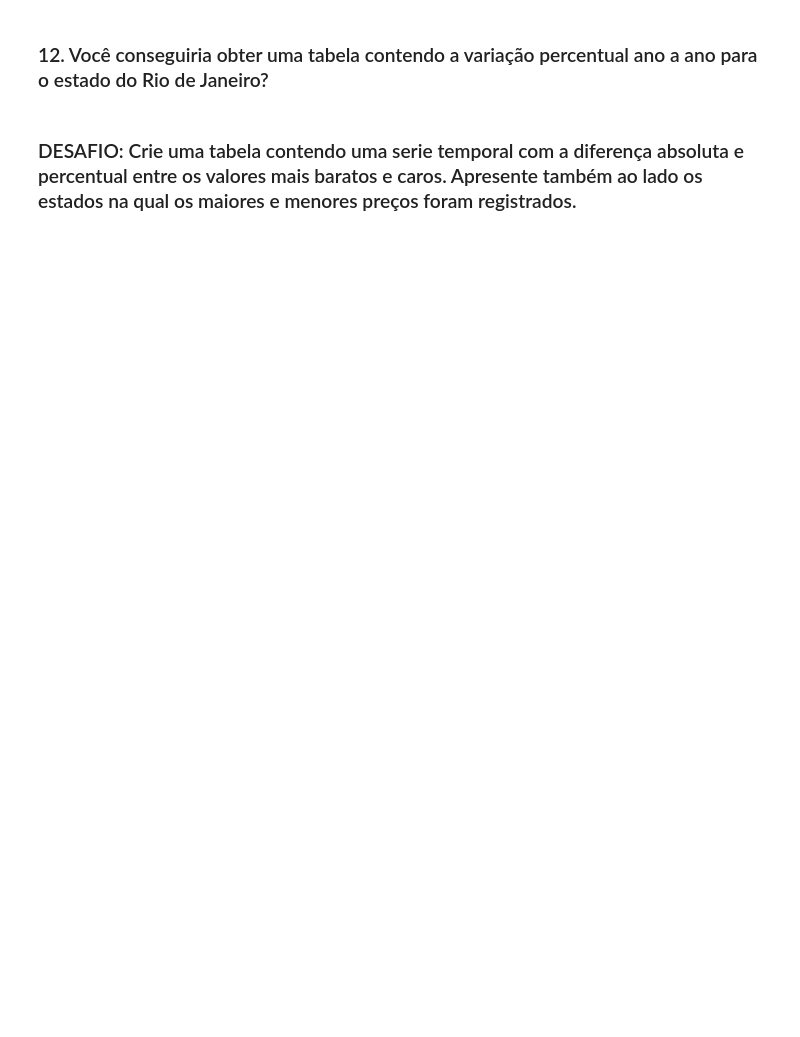
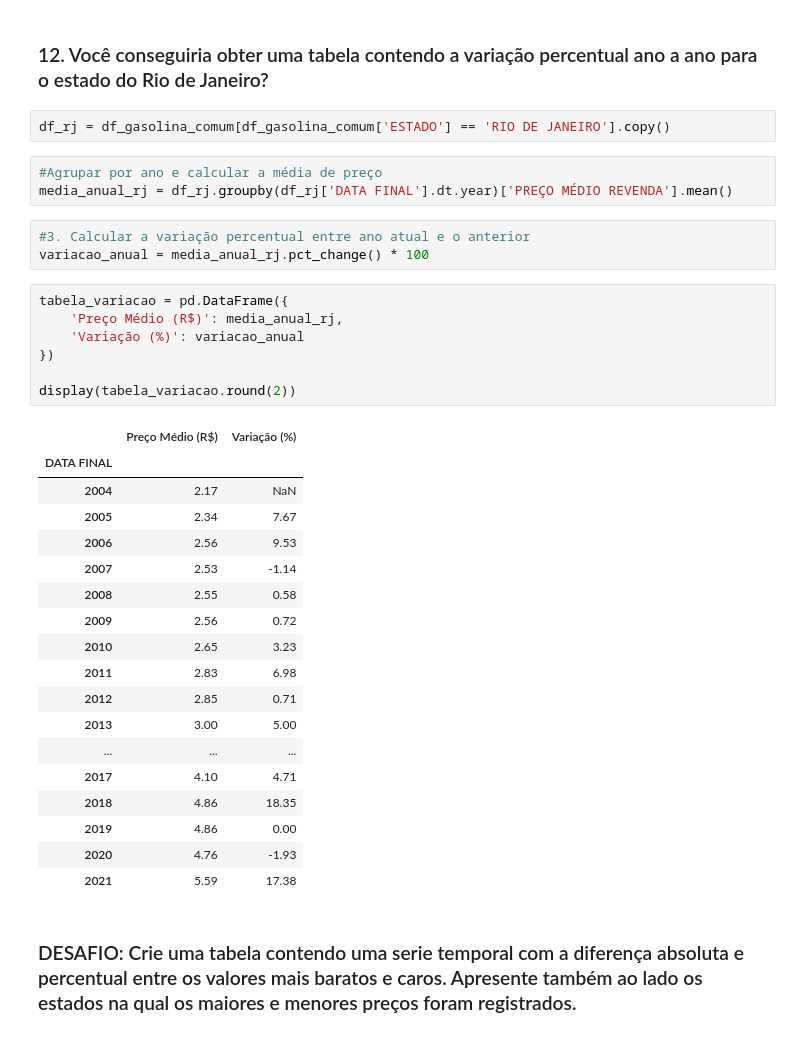
Before and after one commit to MathAbreu/asimovstudies, a Jupyter notebook: revisao_pandas_sql/Analisando Dados com Pandas & SQL/Conceitos básicos de Pandas/exercicios-pandas.ipynb, the cells around one changed output. Drawn from its saved outputs; the diff is of its cells as text; blank space fills up the shorter version.

```diff
--- a/revisao_pandas_sql/Analisando Dados com Pandas & SQL/Conceitos básicos de Pandas/exercicios-pandas.ipynb
+++ b/revisao_pandas_sql/Analisando Dados com Pandas & SQL/Conceitos básicos de Pandas/exercicios-pandas.ipynb
@@ -275,4 +294,38 @@ KeyError: ''
 # %% [markdown]
 ### 12. Você conseguiria obter uma tabela contendo a variação percentual ano a ano para o estado do Rio de Janeiro?
+# %%
+df_rj = df_gasolina_comum[df_gasolina_comum['ESTADO'] == 'RIO DE JANEIRO'].copy()
+# %%
+#Agrupar por ano e calcular a média de preço
+media_anual_rj = df_rj.groupby(df_rj['DATA FINAL'].dt.year)['PREÇO MÉDIO REVENDA'].mean()
+# %%
+#3. Calcular a variação percentual entre ano atual e o anterior
+variacao_anual = media_anual_rj.pct_change() * 100
+# %%
+tabela_variacao = pd.DataFrame({
+    'Preço Médio (R$)': media_anual_rj,
+    'Variação (%)': variacao_anual
+})
+
+display(tabela_variacao.round(2))
+# %% [output]
+|  | Preço Médio (R$) | Variação (%) |
+| DATA FINAL |  |  |
+| 2004 | 2.17 | NaN |
+| 2005 | 2.34 | 7.67 |
+| 2006 | 2.56 | 9.53 |
+| 2007 | 2.53 | -1.14 |
+| 2008 | 2.55 | 0.58 |
+| 2009 | 2.56 | 0.72 |
+| 2010 | 2.65 | 3.23 |
+| 2011 | 2.83 | 6.98 |
+| 2012 | 2.85 | 0.71 |
+| 2013 | 3.00 | 5.00 |
+| ... | ... | ... |
+| 2017 | 4.10 | 4.71 |
+| 2018 | 4.86 | 18.35 |
+| 2019 | 4.86 | 0.00 |
+| 2020 | 4.76 | -1.93 |
+| 2021 | 5.59 | 17.38 |
 # %% [markdown]
 ### DESAFIO: Crie uma tabela contendo uma serie temporal com a diferença absoluta e percentual entre os valores mais baratos e caros. Apresente também ao lado os estados na qual os maiores e menores preços foram registrados.
```
Also changed, not shown: parts of 4 cells of this notebook.
